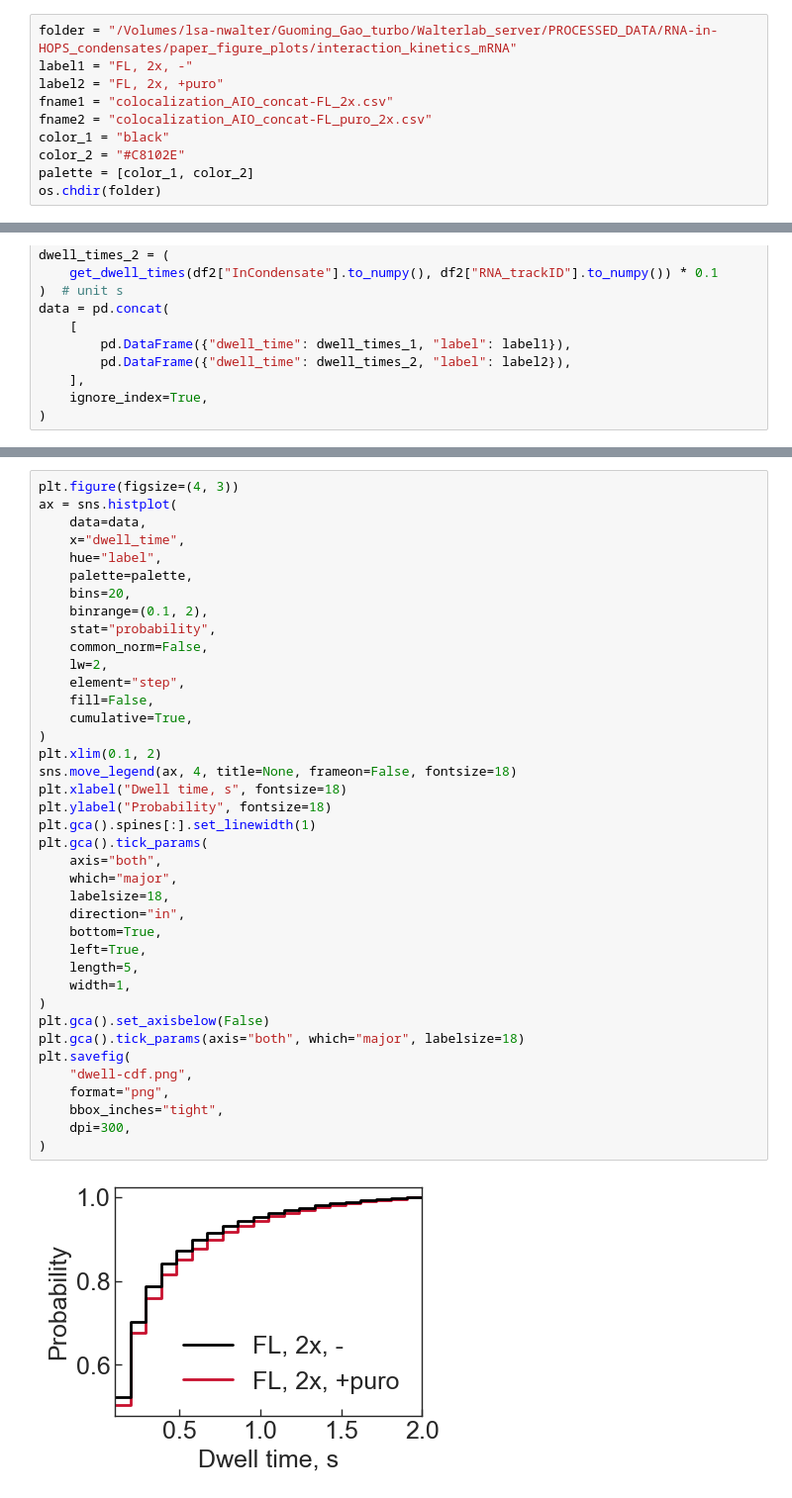
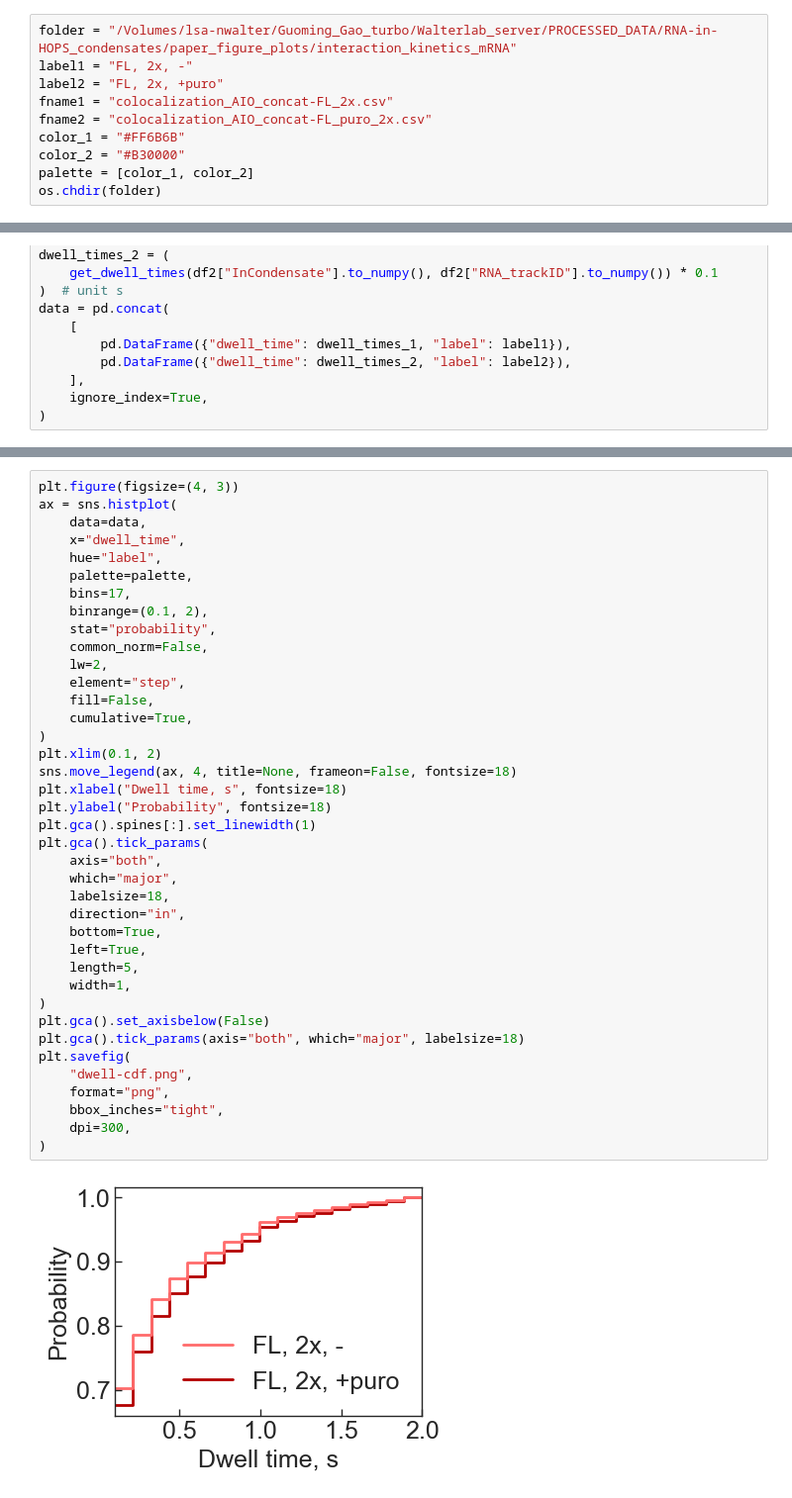
Before and after one commit to walterlab-um/RNA_SPT_in_cellular_condensates, a Jupyter notebook: plot_paper_figure/Fig2_interactions_FL_FLpuro.ipynb, the cells around one changed output, grey strips where cells are left out. Shown: that part at 99% size. Cells and saved outputs as stored; diff of their text form.

Commit message:
update color

```diff
--- a/plot_paper_figure/Fig2_interactions_FL_FLpuro.ipynb
+++ b/plot_paper_figure/Fig2_interactions_FL_FLpuro.ipynb
@@ -17,8 +17,8 @@ label1 = "FL, 2x, -"
 label2 = "FL, 2x, +puro"
 fname1 = "colocalization_AIO_concat-FL_2x.csv"
 fname2 = "colocalization_AIO_concat-FL_puro_2x.csv"
-color_1 = "black"
-color_2 = "#C8102E"
+color_1 = "#FF6B6B"
+color_2 = "#B30000"
 palette = [color_1, color_2]
 os.chdir(folder)
 # %%
@@ -115,37 +115,37 @@ ax = sns.histplot(
     x="dwell_time",
     hue="label",
     palette=palette,
-    bins=20,
+    bins=17,
     binrange=(0.1, 2),
     stat="probability",
     common_norm=False,
     lw=2,
     element="step",
     fill=False,
     cumulative=True,
 )
 plt.xlim(0.1, 2)
 sns.move_legend(ax, 4, title=None, frameon=False, fontsize=18)
 plt.xlabel("Dwell time, s", fontsize=18)
 plt.ylabel("Probability", fontsize=18)
 plt.gca().spines[:].set_linewidth(1)
 plt.gca().tick_params(
     axis="both",
     which="major",
     labelsize=18,
     direction="in",
     bottom=True,
     left=True,
     length=5,
     width=1,
 )
 plt.gca().set_axisbelow(False)
 plt.gca().tick_params(axis="both", which="major", labelsize=18)
 plt.savefig(
     "dwell-cdf.png",
     format="png",
     bbox_inches="tight",
     dpi=300,
 )
 # %% [output]
-[figure, old version]
+[figure, new version]
```
Also changed, not shown: parts of 1 cell of this notebook, 1 other file.
